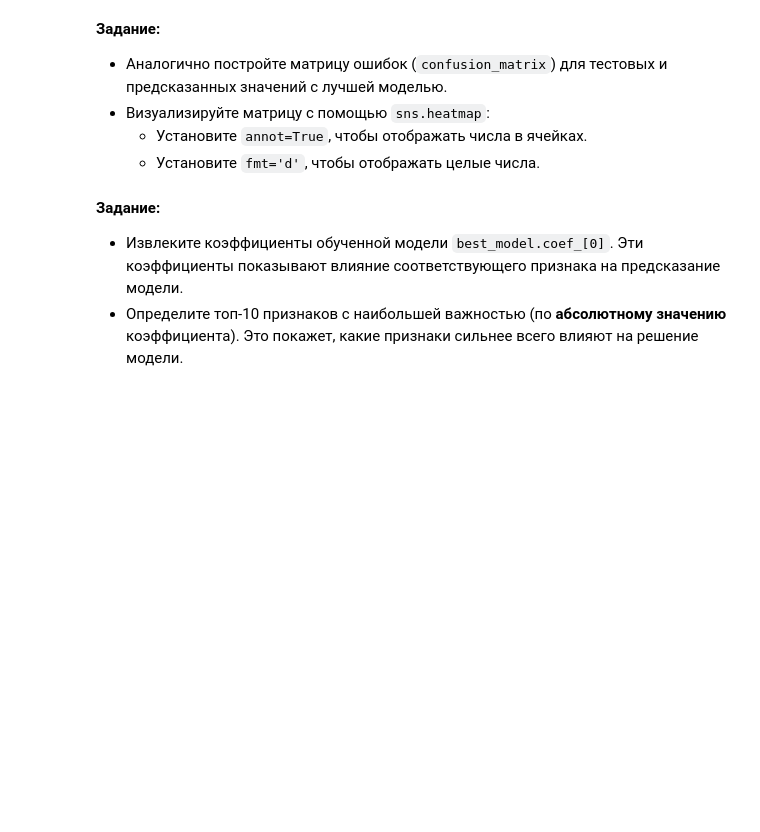
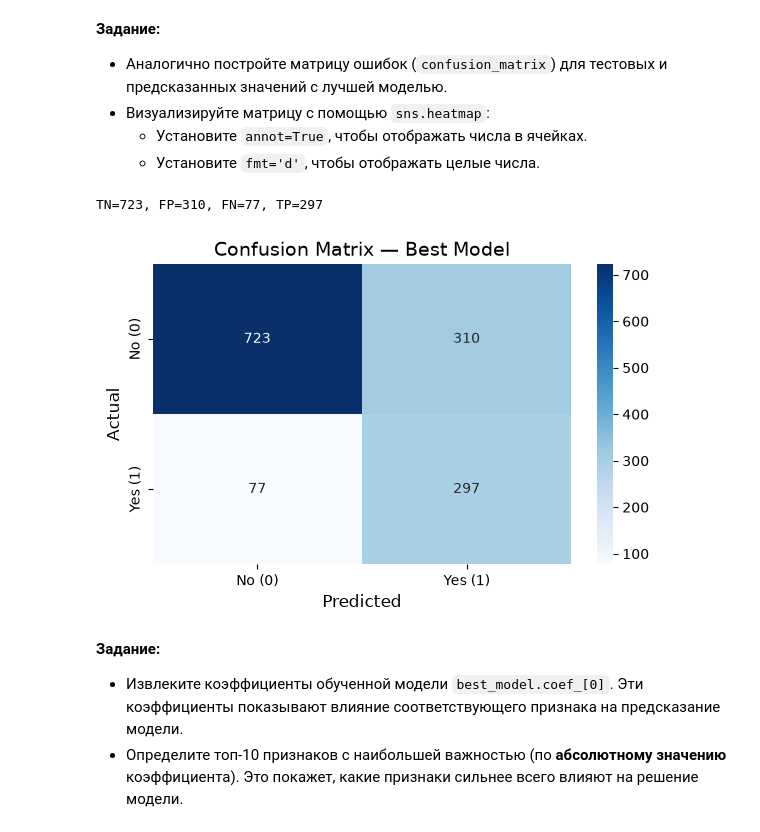
Before and after one commit to generalsuslik/ml-labs, a Jupyter notebook: lw2/LR2_2026.ipynb, the cells around one changed output. Drawn from its saved outputs; the diff is of its cells as text; code cells hidden in the pictures; blank space fills up the shorter version.

```diff
--- a/lw2/LR2_2026.ipynb
+++ b/lw2/LR2_2026.ipynb
@@ -469,6 +755,29 @@ best_model = grid_search.best_estimator_
 - Визуализируйте матрицу с помощью `sns.heatmap`:
   - Установите `annot=True`, чтобы отображать числа в ячейках.
   - Установите `fmt='d'`, чтобы отображать целые числа.
+# %%
+cm_best = confusion_matrix(y_test, y_pred_best, labels=[0, 1])
+tn, fp, fn, tp = cm_best.ravel()
+print(f'TN={tn}, FP={fp}, FN={fn}, TP={tp}')
+
+plt.figure(figsize=(6, 4))
+sns.heatmap(
+    cm_best,
+    annot=True,
+    fmt='d',
+    cmap='Blues',
+    xticklabels=['No (0)', 'Yes (1)'],
+    yticklabels=['No (0)', 'Yes (1)'],
+)
+
+plt.xlabel('Predicted', fontsize=12)
+plt.ylabel('Actual', fontsize=12)
+plt.title('Confusion Matrix — Best Model', fontsize=14)
+plt.tight_layout()
+plt.show()
+# %% [output]
+TN=723, FP=310, FN=77, TP=297
+[figure, added]
 # %% [markdown]
 **Задание:**
 
```
Also changed, not shown: parts of 22 cells of this notebook.
